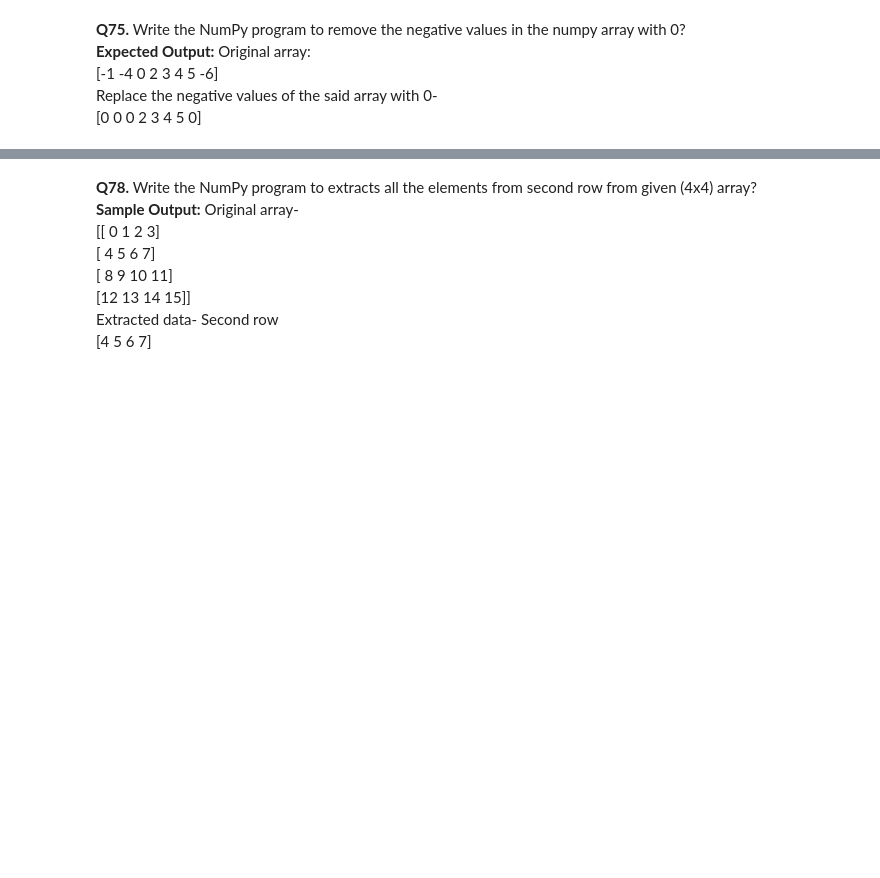
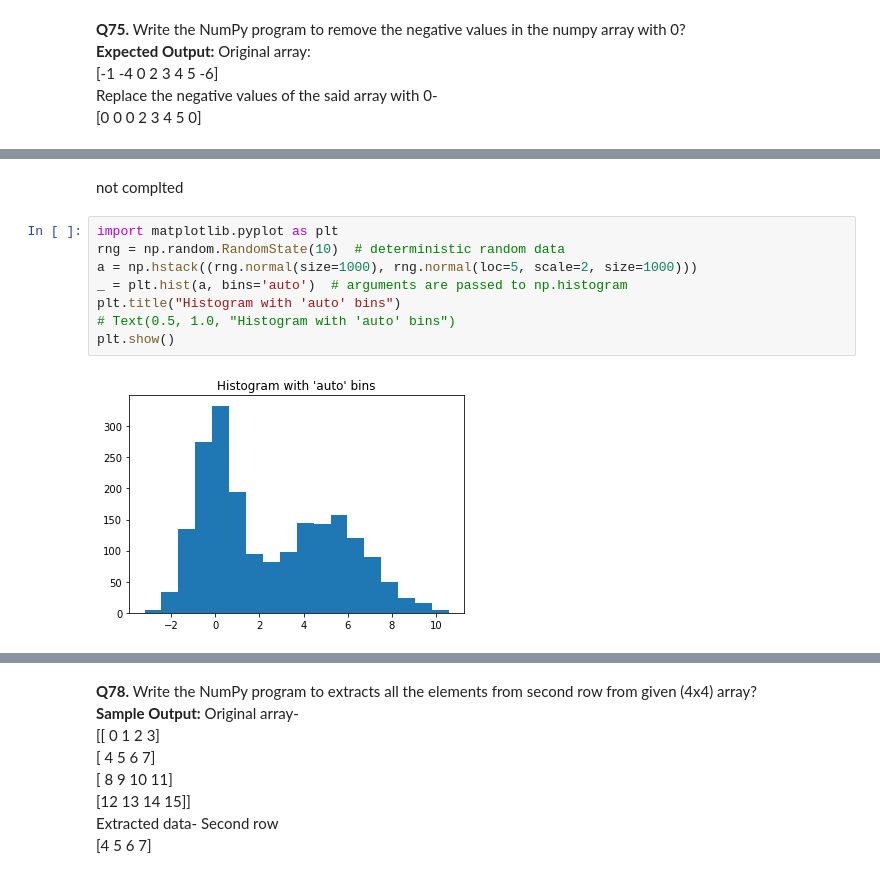
Before and after one commit to rkasana/iNeuronAssign, a Jupyter notebook: SubjectiveAssignment.ipynb, the cells around one changed output, grey strips where cells are left out. Drawn from its saved outputs; the diff is of its cells as text; blank space fills up the shorter version.

```diff
--- a/SubjectiveAssignment.ipynb
+++ b/SubjectiveAssignment.ipynb
@@ -509,6 +899,18 @@ Replace the negative values of the said array with 0- <br>
 # %% [markdown]
 **Q76.** Write the NumPy program to compute the histogram of a set of data? <br>
 Sample Output: ![alt text](img12.jpg)
+# %% [markdown]
+not complted
+# %%
+import matplotlib.pyplot as plt
+rng = np.random.RandomState(10)  # deterministic random data
+a = np.hstack((rng.normal(size=1000), rng.normal(loc=5, scale=2, size=1000)))
+_ = plt.hist(a, bins='auto')  # arguments are passed to np.histogram
+plt.title("Histogram with 'auto' bins")
+# Text(0.5, 1.0, "Histogram with 'auto' bins")
+plt.show()
+# %% [output]
+[figure, added]
 # %% [markdown]
 **Q77.** Write the NumPy program to compute the line graph of a set of data? <br>
 Sample Output: ![alt text](img13.jpg)
```
Also changed, not shown: parts of 61 cells of this notebook.
